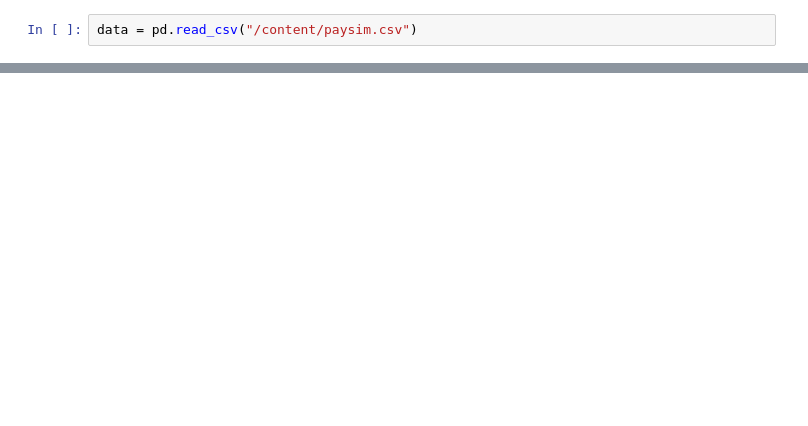
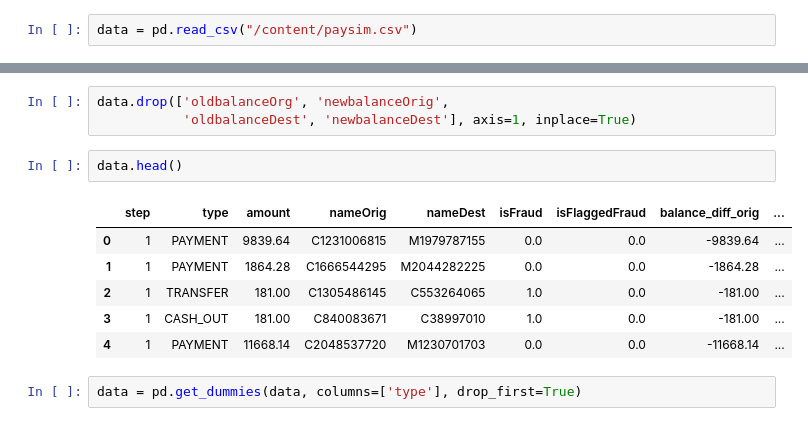
Before and after one commit to tahermatbouly/Credit-Card-Fraud-Detection, a Jupyter notebook: Credit_Card_Fraud_Detection.ipynb, the cells around one changed output, grey strips where cells are left out. Saved outputs shown, nothing was run; the diff lists cells and outputs as text; blank space fills up the shorter version.

```diff
--- a/Credit_Card_Fraud_Detection.ipynb
+++ b/Credit_Card_Fraud_Detection.ipynb
@@ -16,0 +124,14 @@ data.head()
+# %%
+data.drop(['oldbalanceOrg', 'newbalanceOrig',
+           'oldbalanceDest', 'newbalanceDest'], axis=1, inplace=True)
+# %%
+data.head()
+# %% [output]
+|  | step | type | amount | nameOrig | nameDest | isFraud | isFlaggedFraud | balance_diff_orig | ... |
+| 0 | 1 | PAYMENT | 9839.64 | C1231006815 | M1979787155 | 0.0 | 0.0 | -9839.64 | ... |
+| 1 | 1 | PAYMENT | 1864.28 | C1666544295 | M2044282225 | 0.0 | 0.0 | -1864.28 | ... |
+| 2 | 1 | TRANSFER | 181.00 | C1305486145 | C553264065 | 1.0 | 0.0 | -181.00 | ... |
+| 3 | 1 | CASH_OUT | 181.00 | C840083671 | C38997010 | 1.0 | 0.0 | -181.00 | ... |
+| 4 | 1 | PAYMENT | 11668.14 | C2048537720 | M1230701703 | 0.0 | 0.0 | -11668.14 | ... |
+# %%
+data = pd.get_dummies(data, columns=['type'], drop_first=True)
```
Also changed, not shown: parts of 26 cells of this notebook.
